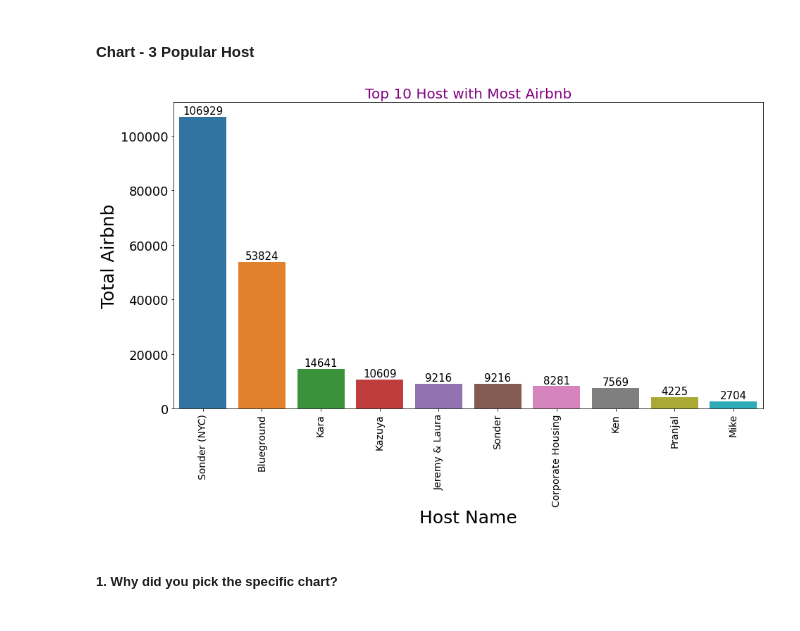
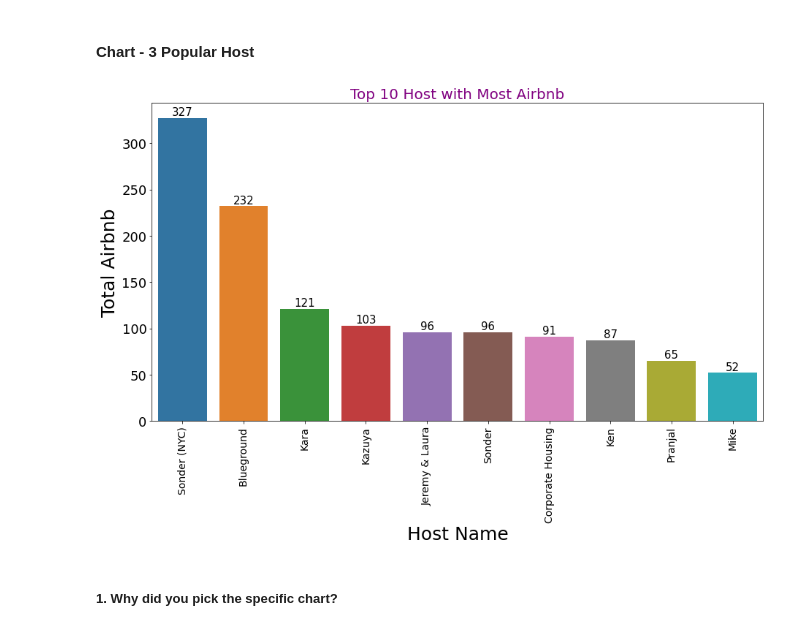
Before and after one commit to abhinav4201/Exploratory-data-analysis-EDA-Airbnb, a Jupyter notebook: Airbnb_Bookings_Analysis_Capstone_Project_1.ipynb, the cells around one changed output. Drawn from its saved outputs; the diff is of its cells as text; code cells hidden in the pictures.

```diff
--- a/Airbnb_Bookings_Analysis_Capstone_Project_1.ipynb
+++ b/Airbnb_Bookings_Analysis_Capstone_Project_1.ipynb
@@ -438,0 +492,3 @@ Price range for each Group is 10 - 10000
+# %%
+df['review_quality'] = df['reviews_per_month'].apply(
+    lambda x:'Poor Engagement'  if x < df['reviews_per_month'].mean() else 'Good Engagement')
@@ -578,21 +695,21 @@ Are there any insights that lead to negative growth? Justify with specific reaso
 # %%
 # Chart - 4 visualization code
 #grouping all host id to know top 10 host
 df_popular_host = df.groupby(['host_id','host_name'])['calculated_host_listings_count'
-                                ].sum().reset_index().sort_values(
+                                ].max().reset_index().sort_values(
                             'calculated_host_listings_count',ascending = False)[:10]
 # Chart - 3 visualization code
 #barplot
 ax = barPlot(df_popular_host,'host_name','calculated_host_listings_count')
 # Set the x-label with a font size of 25
 ax.set_xlabel("Host Name", fontsize=25)
 plt.xticks(fontsize = 14, rotation = 90);
 
 # Set the y-label with a font size of 25
 ax.set_ylabel("Total Airbnb", fontsize=25)
 plt.title('Top 10 Host with Most Airbnb', fontsize=20, color='purple');
 # %% [output]
-[figure, old version]
+[figure, new version]
 # %% [markdown]
 ##### 1. Why did you pick the specific chart?
 # %% [markdown]
```
Also changed, not shown: parts of 12 cells of this notebook.
